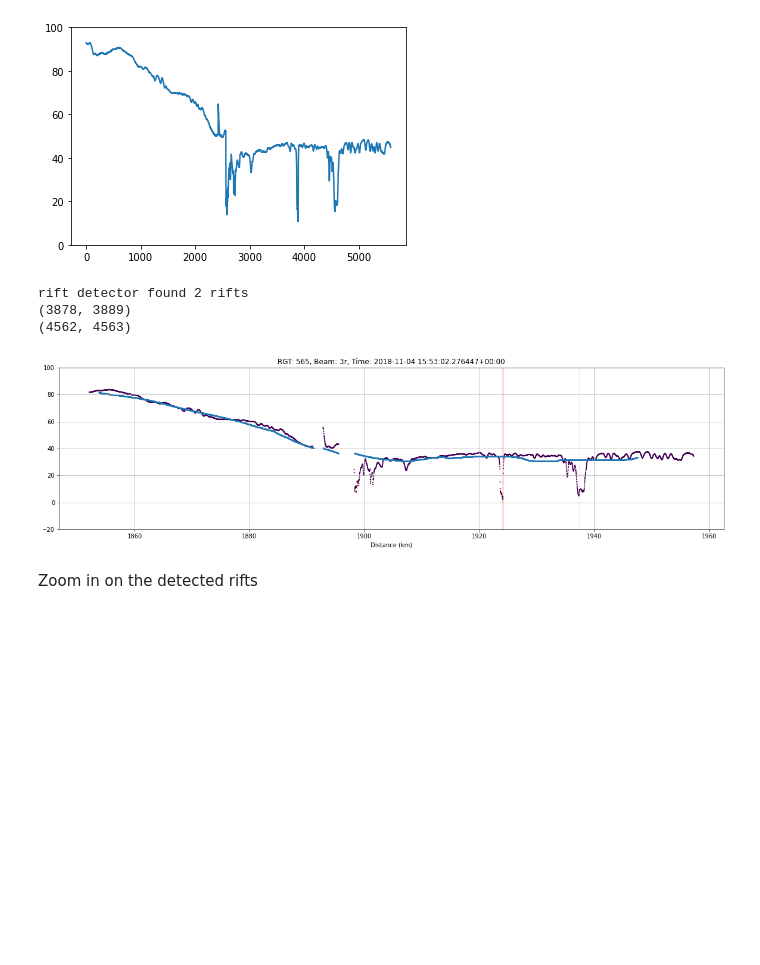
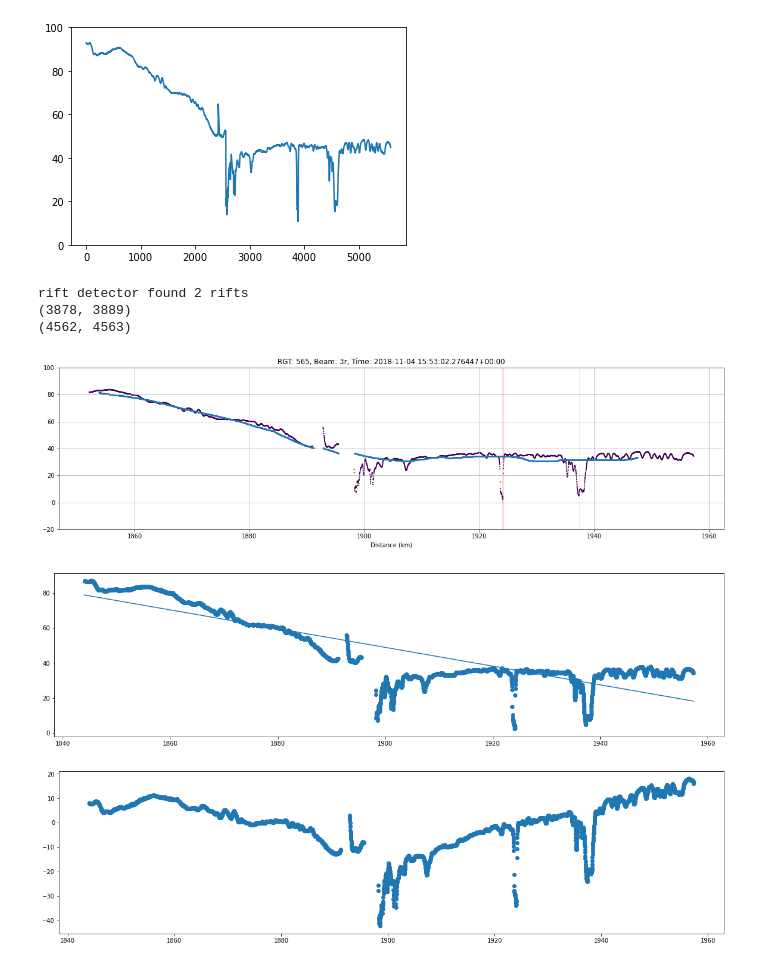
Before and after one commit to bradlipovsky/antarctic-rift-catalog, a Jupyter notebook: test_the_detector.ipynb, the cells around one changed output. Cells and saved outputs as stored; diff of their text form; code cells hidden in the pictures; blank space fills up the shorter version.

```diff
--- a/test_the_detector.ipynb
+++ b/test_the_detector.ipynb
@@ -141,5 +141,40 @@ rift detector found 2 rifts
 (3878, 3889)
 (4562, 4563)
 [figure]
-# %% [markdown]
-Zoom in on the detected rifts
+# %%
+from sklearn.linear_model import LinearRegression
+
+# lets try removing the bad values
+# ie flagged as 1 by ATL06 processor
+
+h_qual = row["quality"]
+h_filt = np.where(h_qual == 1, np.NaN, h)
+#print(len(h_qual))
+d_test = d[~np.isnan(h_filt)]
+h_test = h_filt[~np.isnan(h_filt)]
+#print(len(h_test))
+#print(len(d_test))
+
+h_test = h_test.reshape(-1,1)
+d_test = d_test.reshape(-1,1)
+
+model = LinearRegression().fit(d_test,h_test)
+
+trend = model.predict(d_test)
+
+fig,ax=plt.subplots(figsize=(20,5))
+plt.scatter(d_test,h_test)
+plt.plot(d_test,trend)
+plt.show()
+
+h_detrend = [h_test[j]-trend[j] for j in range(0, len(h_test))]
+
+fig,ax=plt.subplots(figsize=(20,5))
+plt.scatter(d_test,h_detrend)
+plt.show()
+
+# but removing the flagged points makes gaps
+# maybe a problem if clustered together
+# %% [output]
+[figure, added]
+[figure, added]
```
Also changed, not shown: parts of 8 cells of this notebook.
